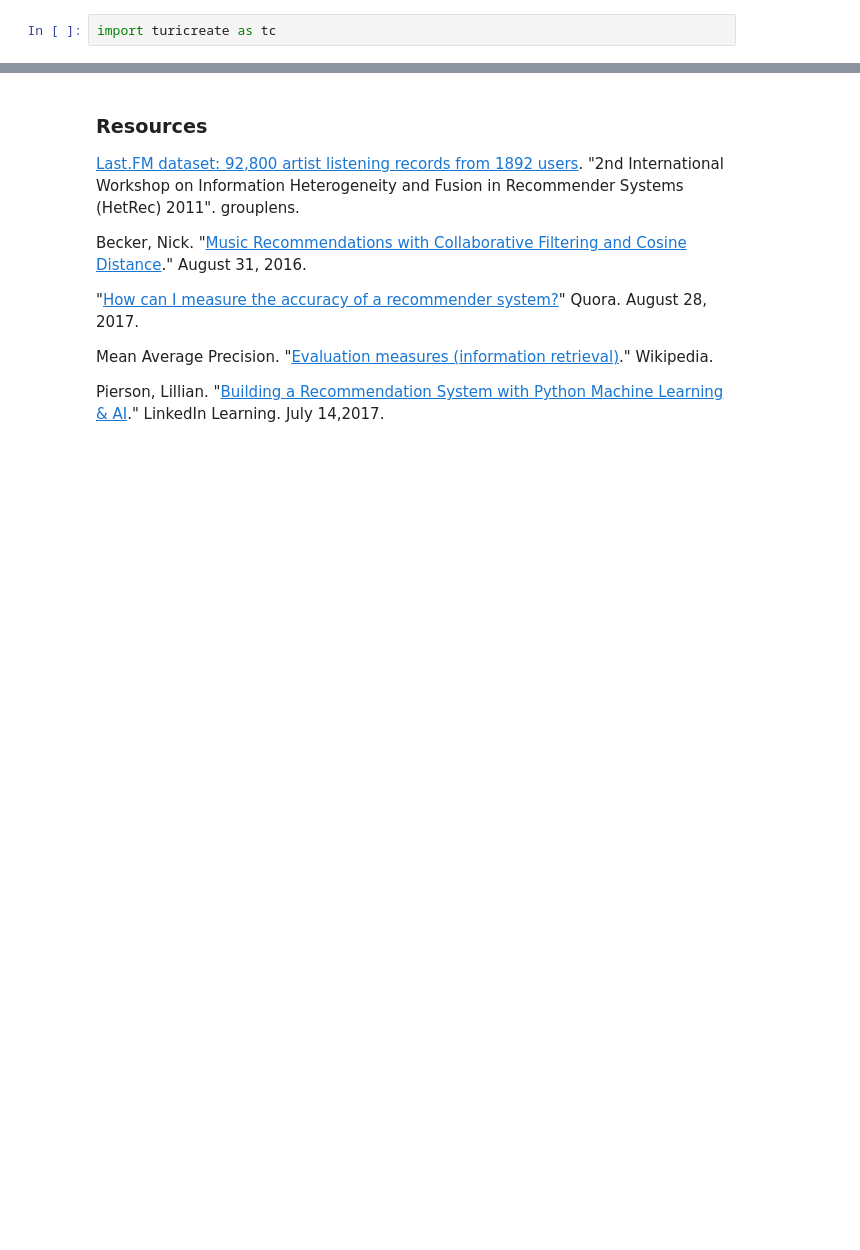
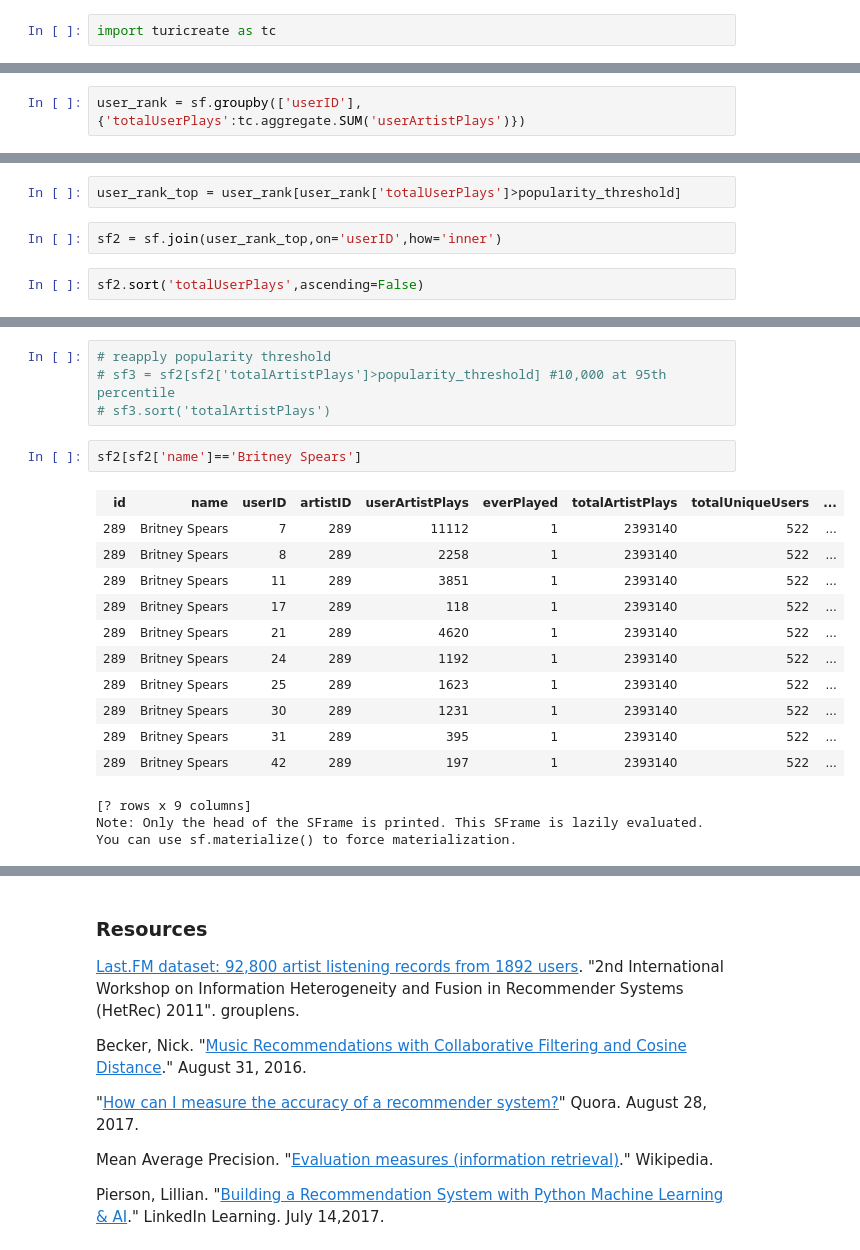
Before and after one commit to cipher813/recommender_system, a Jupyter notebook: notebooks/LastFM_CollaborativeRecommendationEngine.ipynb, the cells around one changed output, grey strips where cells are left out. Saved outputs shown, nothing was run; the diff lists cells and outputs as text; blank space fills up the shorter version.

```diff
--- a/notebooks/LastFM_CollaborativeRecommendationEngine.ipynb
+++ b/notebooks/LastFM_CollaborativeRecommendationEngine.ipynb
@@ -785,0 +800,2 @@ train_data, test_data = tc.recommender.util.random_split_by_user(df2,'userID','a
+# %%
+user_rank = sf.groupby(['userID'],{'totalUserPlays':tc.aggregate.SUM('userArtistPlays')})
@@ -785,0 +819,6 @@ train_data, test_data = tc.recommender.util.random_split_by_user(df2,'userID','a
+# %%
+user_rank_top = user_rank[user_rank['totalUserPlays']>popularity_threshold]
+# %%
+sf2 = sf.join(user_rank_top,on='userID',how='inner')
+# %%
+sf2.sort('totalUserPlays',ascending=False)
@@ -785,0 +851,21 @@ train_data, test_data = tc.recommender.util.random_split_by_user(df2,'userID','a
+# %%
+# reapply popularity threshold
+# sf3 = sf2[sf2['totalArtistPlays']>popularity_threshold] #10,000 at 95th percentile
+# sf3.sort('totalArtistPlays')
+# %%
+sf2[sf2['name']=='Britney Spears']
+# %% [output]
+| id | name | userID | artistID | userArtistPlays | everPlayed | totalArtistPlays | totalUniqueUsers | ... |
+| 289 | Britney Spears | 7 | 289 | 11112 | 1 | 2393140 | 522 | ... |
+| 289 | Britney Spears | 8 | 289 | 2258 | 1 | 2393140 | 522 | ... |
+| 289 | Britney Spears | 11 | 289 | 3851 | 1 | 2393140 | 522 | ... |
+| 289 | Britney Spears | 17 | 289 | 118 | 1 | 2393140 | 522 | ... |
+| 289 | Britney Spears | 21 | 289 | 4620 | 1 | 2393140 | 522 | ... |
+| 289 | Britney Spears | 24 | 289 | 1192 | 1 | 2393140 | 522 | ... |
+| 289 | Britney Spears | 25 | 289 | 1623 | 1 | 2393140 | 522 | ... |
+| 289 | Britney Spears | 30 | 289 | 1231 | 1 | 2393140 | 522 | ... |
+| 289 | Britney Spears | 31 | 289 | 395 | 1 | 2393140 | 522 | ... |
+| 289 | Britney Spears | 42 | 289 | 197 | 1 | 2393140 | 522 | ... |
+[? rows x 9 columns]
+Note: Only the head of the SFrame is printed. This SFrame is lazily evaluated.
+You can use sf.materialize() to force materialization.
```
Also changed, not shown: parts of 48 cells of this notebook.
